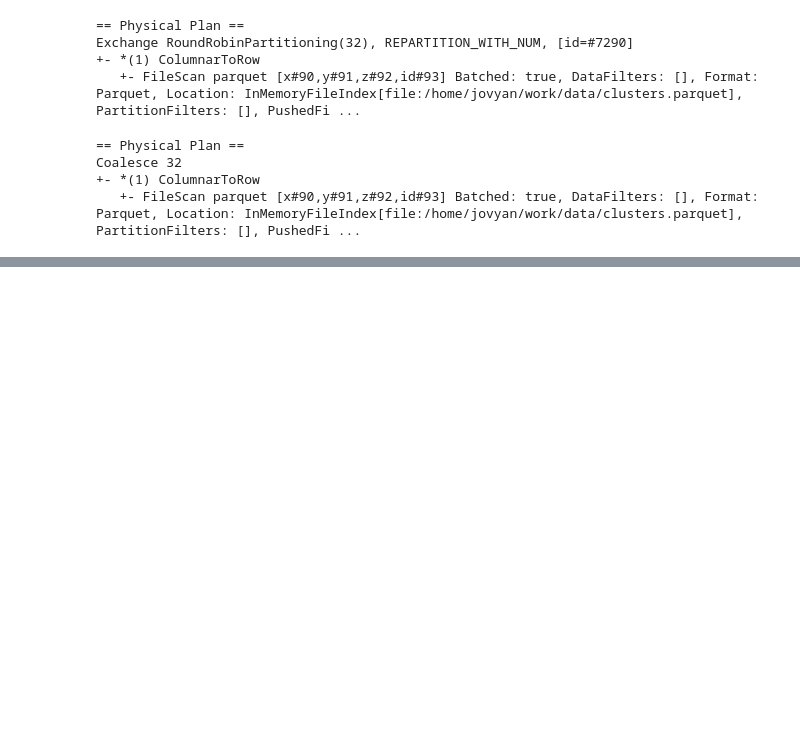
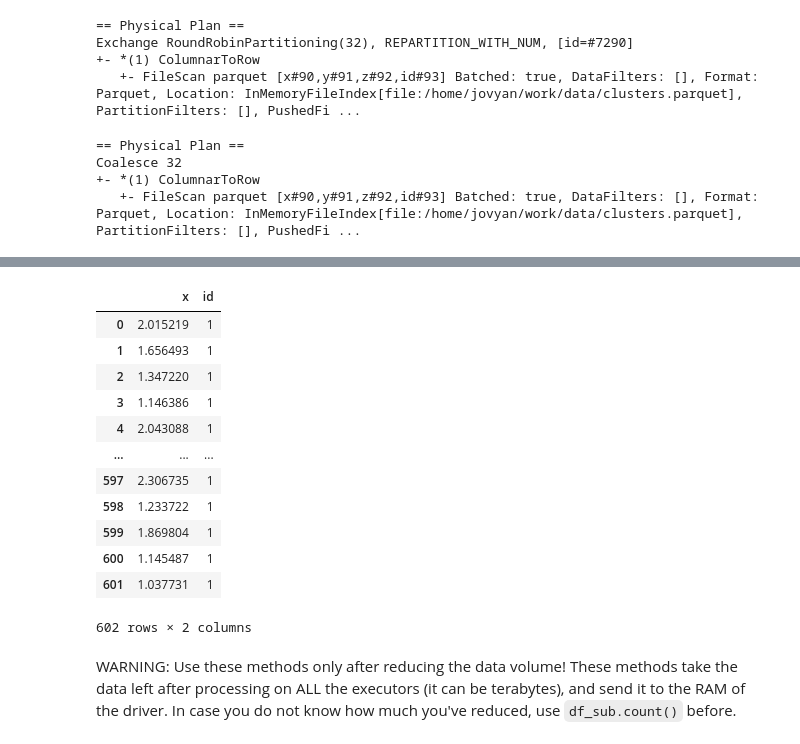
Before and after one commit to escape2020/school2021, a Jupyter notebook: spark/notebooks/session1.ipynb, the cells around one changed output, grey strips where cells are left out. Cells and saved outputs as stored; diff of their text form; code cells hidden in the pictures; blank space fills up the shorter version.

```diff
--- a/spark/notebooks/session1.ipynb
+++ b/spark/notebooks/session1.ipynb
@@ -623,0 +628,29 @@ Coalesce 32
+# %%
+df_sub = df.filter('y < 0.5').filter('x > 1').select(['x', 'id'])
+
+# Collect only 10 elements
+some_rows = df_sub.take(10)
+
+# Collect the data as a list of Rows
+rows = df_sub.collect()
+
+# Collect data as pandas DataFrame
+pdf = df_sub.toPandas()
+# %%
+pdf
+# %% [output]
+|  | x | id |
+| 0 | 2.015219 | 1 |
+| 1 | 1.656493 | 1 |
+| 2 | 1.347220 | 1 |
+| 3 | 1.146386 | 1 |
+| 4 | 2.043088 | 1 |
+| ... | ... | ... |
+| 597 | 2.306735 | 1 |
+| 598 | 1.233722 | 1 |
+| 599 | 1.869804 | 1 |
+| 600 | 1.145487 | 1 |
+| 601 | 1.037731 | 1 |
+602 rows × 2 columns
+# %% [markdown]
+WARNING: Use these methods only after reducing the data volume! These methods take the data left after processing on ALL the executors (it can be terabytes), and send it to the RAM of the driver. In case you do not know how much you've reduced, use `df_sub.count()` before.
```
Also changed, not shown: parts of 1 cell of this notebook, 1 other file.
